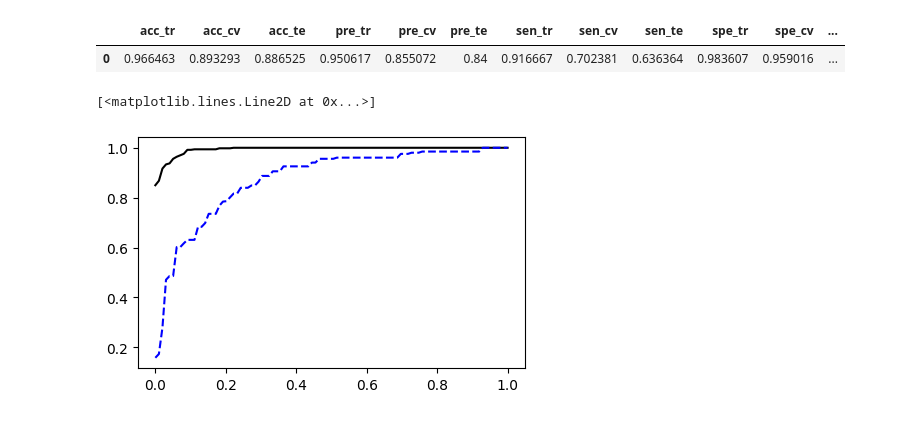
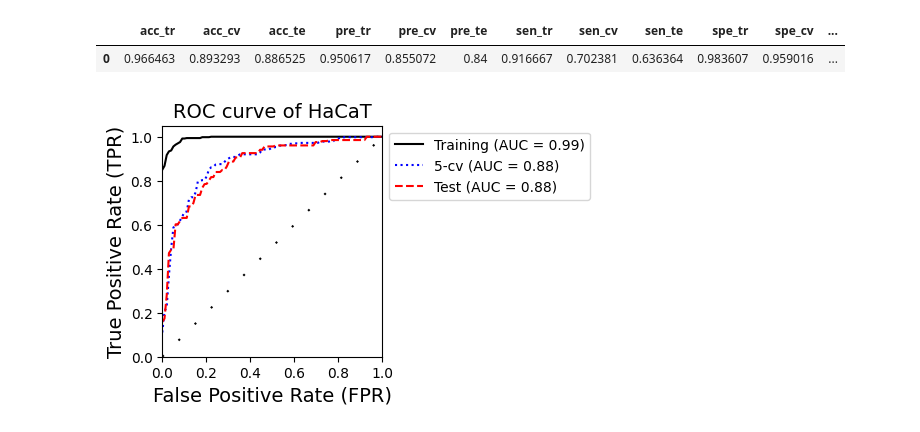
Before and after one commit to taraponglab/Skin_Irritation_CT, a Jupyter notebook: projectpubchem.ipynb, the cells around one changed output. Cells and saved outputs as stored; diff of their text form; code cells hidden in the pictures.

```diff
--- a/projectpubchem.ipynb
+++ b/projectpubchem.ipynb
@@ -556,44 +556,66 @@ y_tr_proba = model.predict_proba(x_train_reduce)
 y_cv_proba = cross_val_predict(model, x_train_reduce, y_train, cv=5, method='predict_proba')
 y_te_proba = model.predict_proba(x_test_reduce)
 
-
+#สร้าง roc train
 for i in range(2):  # 2 classes
     fpr[i], tpr[i], _ = roc_curve(y_train, y_tr_proba[:, i], pos_label=i)
     roc_auc[i] = auc(fpr[i], tpr[i])
 
+# Compute average AUC across classes
+average_auc = np.mean(list(roc_auc.values()))
 
+# Compute average ROC curve
+mean_fpr = np.linspace(0, 1, 100)
+mean_tpr = np.zeros_like(mean_fpr)
+for i in range(n_classes):
+    mean_tpr += np.interp(mean_fpr, fpr[i], tpr[i])
+mean_tpr /= n_classes
+mean_auc = auc(mean_fpr, mean_tpr)
+#plot graph
+fig = plt.figure(figsize=(5,3))
+ax = fig.add_subplot(111)
+ax.set_aspect('equal', adjustable='box')
+plt.plot(mean_fpr, mean_tpr, label='Training (AUC = %0.2f)' % mean_auc, linestyle='solid', color='black')
+
+# สร้าง CV roc
+for i in range(2):  #  2 classes
+    fpr[i], tpr[i], _ = roc_curve(y_train, y_cv_proba[:, i], pos_label=i)
+    roc_auc[i] = auc(fpr[i], tpr[i])
 # Compute average AUC across classes
 average_auc = np.mean(list(roc_auc.values()))
 # Compute average ROC curve
 mean_fpr = np.linspace(0, 1, 100)
 mean_tpr = np.zeros_like(mean_fpr)
 for i in range(n_classes):
     mean_tpr += np.interp(mean_fpr, fpr[i], tpr[i])
 mean_tpr /= n_classes
 mean_auc = auc(mean_fpr, mean_tpr)
-fig = plt.figure(figsize=(5,3))
-ax.set_aspect('equal', adjustable='box')
-plt.plot(mean_fpr, mean_tpr, label='Training (AUC = %0.2f)' % mean_auc, linestyle='solid', color='black')
+plt.plot(mean_fpr, mean_tpr, label='5-cv (AUC = %0.2f)' % mean_auc, linestyle='dotted', color='blue')
 
-# Compute the ROC curve for each class - CV
+# สร้าง test roc
 for i in range(2):  #  2 classes
     fpr[i], tpr[i], _ = roc_curve(y_test, y_te_proba[:, i], pos_label=i)
     roc_auc[i] = auc(fpr[i], tpr[i])
 
-# Plot the ROC curve for each class
-#for i in range(2):  # 2 classes
-#    plt.plot(fpr[i], tpr[i], label='Test set: Class {} (AUC = {:0.2f})'.format(classes[i], roc_auc[i]))
-
-# Compute average AUC across classes
 average_auc = np.mean(list(roc_auc.values()))
 # Compute average ROC curve
 mean_fpr = np.linspace(0, 1, 100)
 mean_tpr = np.zeros_like(mean_fpr)
 for i in range(n_classes):
     mean_tpr += np.interp(mean_fpr, fpr[i], tpr[i])
 mean_tpr /= n_classes
 mean_auc = auc(mean_fpr, mean_tpr)
-plt.plot(mean_fpr, mean_tpr, label='Test (AUC = %0.2f)' % mean_auc, linestyle='dashed', color='blue')
+plt.plot(mean_fpr, mean_tpr, label='Test (AUC = %0.2f)' % mean_auc, linestyle='dashed', color='red')
+
+# Plot settings
+plt.plot([0, 1], [0, 1], linestyle=(0, (1, 10)), color='black')  # Random guessing line ยิ่งเข้าใกล้ยิ่งไม่ดี
+plt.xlim([0.0, 1.0])
+plt.ylim([0.0, 1.05])
+plt.xlabel('False Positive Rate (FPR)', fontsize=14)
+plt.ylabel('True Positive Rate (TPR)', fontsize=14)
+plt.title('ROC curve of HaCaT', fontsize=14)
+plt.legend(bbox_to_anchor=(1,1), loc='upper left')
+plt.savefig('/content/drive/MyDrive/project/roc_curve_hacat_pubchem.png', dpi=500, bbox_inches='tight')
+plt.show()
 # %% [output]
-[<matplotlib.lines.Line2D at 0x...>]
-[figure, old version]
+[figure, new version]
```
Also changed, not shown: parts of 5 cells of this notebook.
